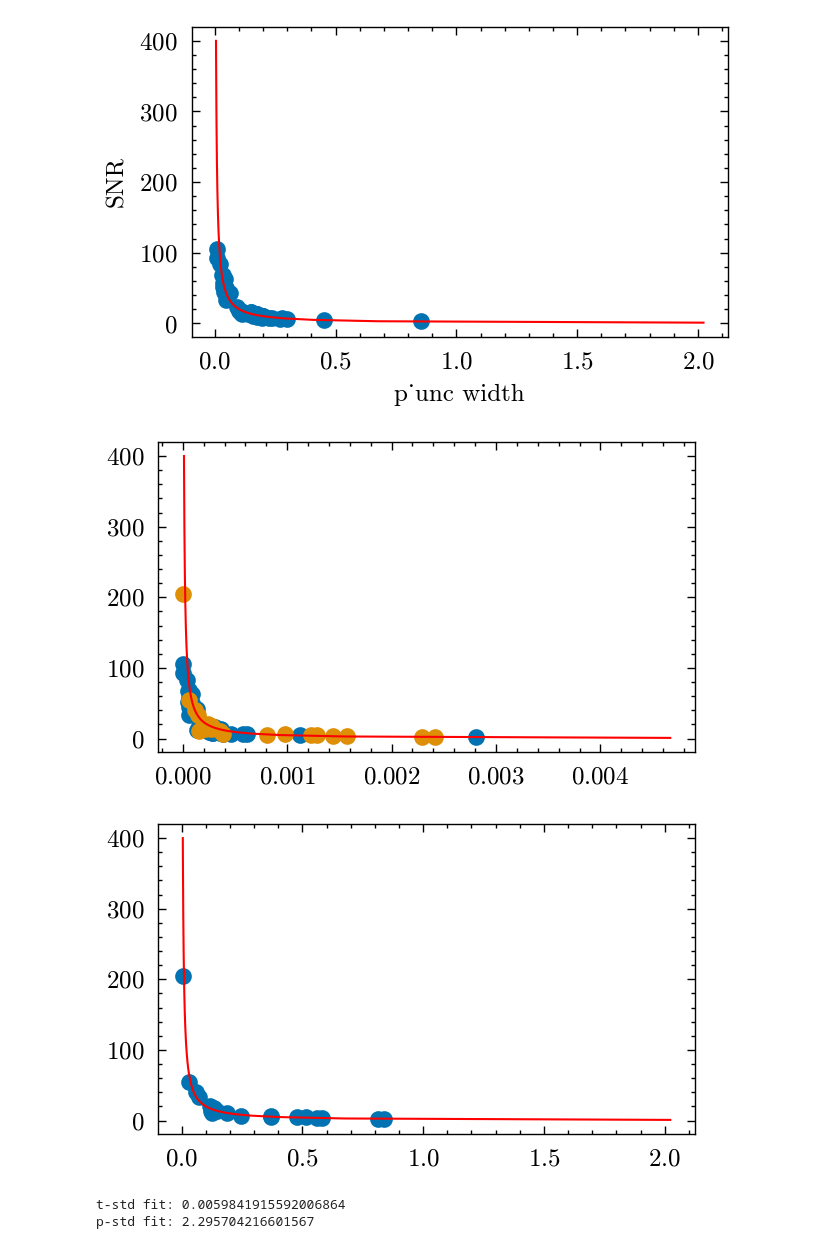
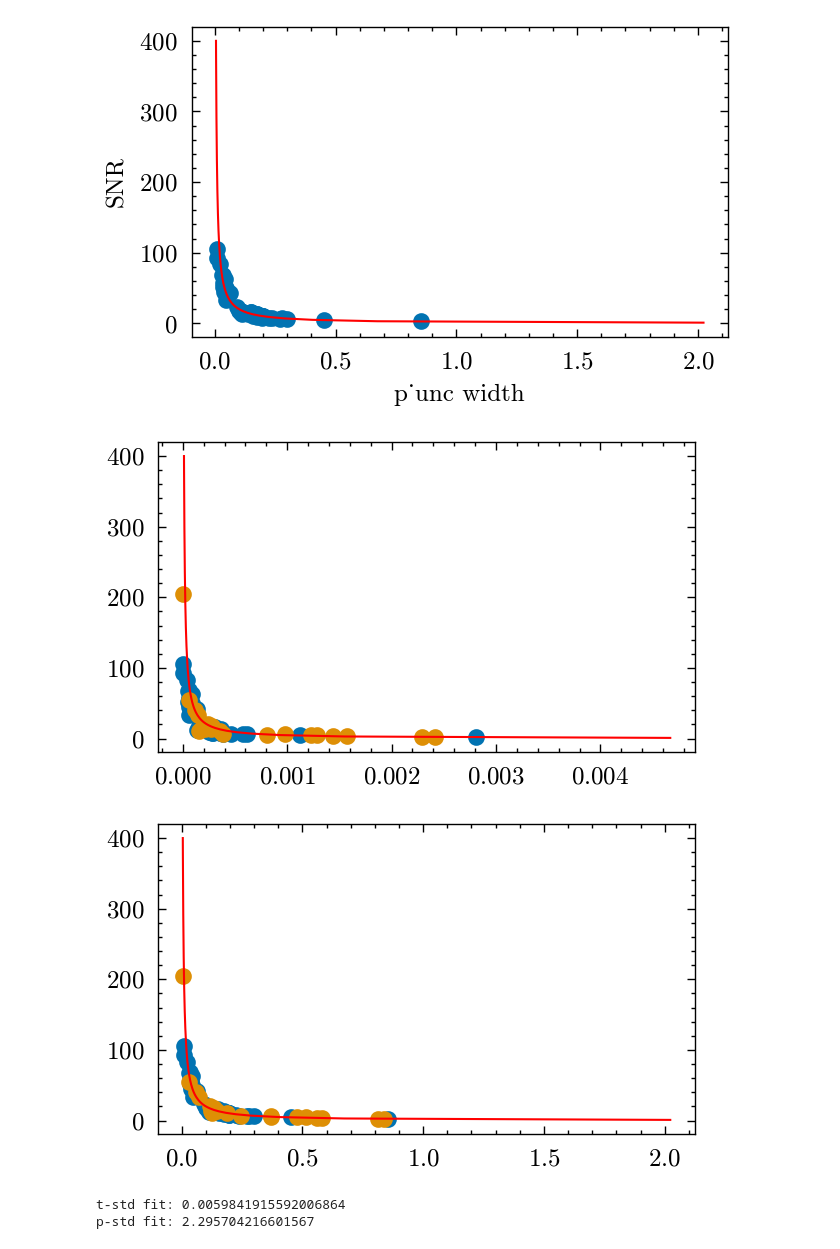
Before and after one commit to icg-gravwaves/Phase_Time_Amplitude, a Jupyter notebook: Uncertainty_Modelling/Uncertainities.ipynb, the cells around one changed output. Saved outputs shown, nothing was run; the diff lists cells and outputs as text; code cells hidden in the pictures.

```diff
--- a/Uncertainty_Modelling/Uncertainities.ipynb
+++ b/Uncertainty_Modelling/Uncertainities.ipynb
@@ -230,22 +212,22 @@ plt.show()
 # %%
 # Now plot validation data against the training fit
 
 val_t_stds = np.array([np.std(t) for (t,_,_,_) in validation_arrays.values()])
 val_p_stds = np.array([np.std(p) for (_,p,_,_) in validation_arrays.values()])
 val_snrs = np.array([s[0] for (_,_,_,s) in validation_arrays.values()])
 plt.scatter(t_stds, snrs)
 plt.scatter(val_t_stds,val_snrs)
 
 plt.plot(t_model,snr_range, color="red")
 plt.show()
-# plt.scatter(p_stds, snrs)
+plt.scatter(p_stds, snrs)
 plt.scatter(val_p_stds,val_snrs)
 
 plt.plot(p_model,snr_range, color="red")
 plt.show()
 # %% [output]
 [figure]
-[figure, old version]
+[figure, new version]
 # %%
 # Checking model values for validation data to see how well they match training fit
 
```
Also changed, not shown: parts of 1 cell of this notebook, 14 other files.
